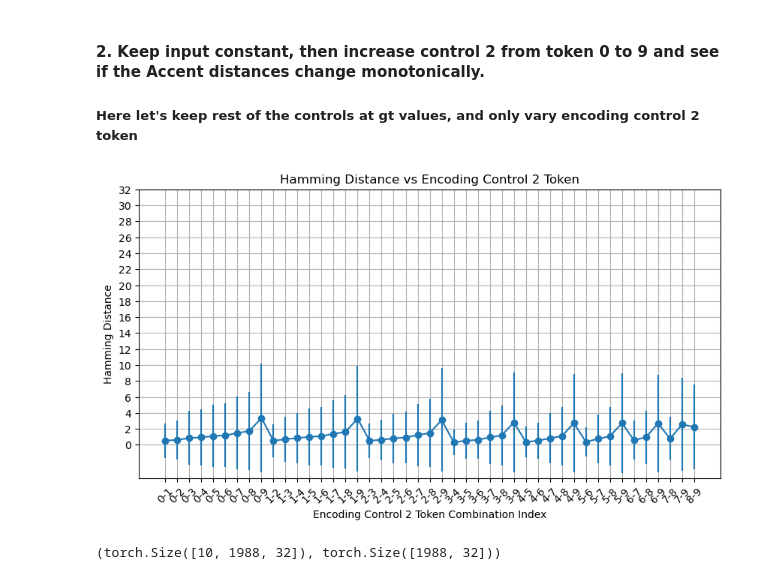
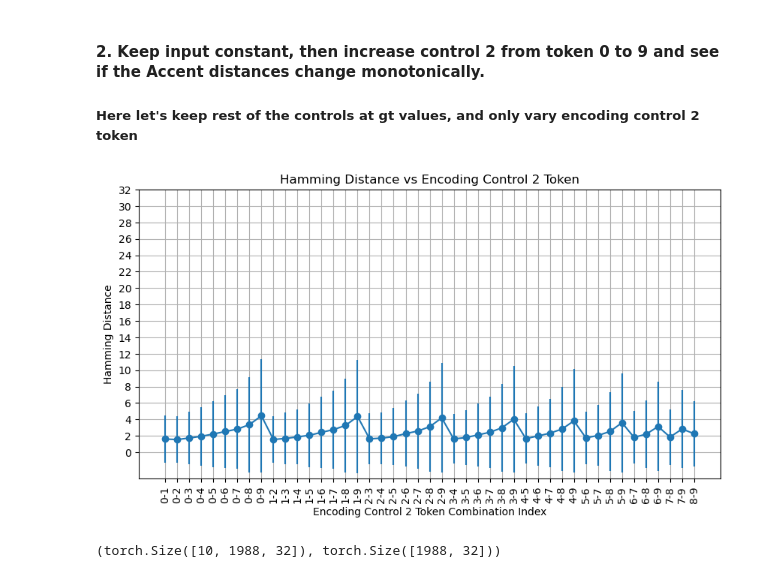
Before and after one commit to behzadhaki/TripleStreams, a Jupyter notebook: TripleStreamsEvals/GrooveToGrooveInspection.ipynb, the cells around one changed output. Drawn from its saved outputs; the diff is of its cells as text; code cells hidden in the pictures.

```diff
--- a/TripleStreamsEvals/GrooveToGrooveInspection.ipynb
+++ b/TripleStreamsEvals/GrooveToGrooveInspection.ipynb
@@ -149,31 +149,31 @@ input_groove_accents = torch.where(dataset.input_grooves[:, :, 1] > 0.75, 1, 0).
 # %%
 # while control 1 is constant, control 2 is varied. Hence, the flat hits in generations should be the same regardless of control 2 token.
 flat_generated_distance = {}
 
 # get all 2 non-repeating combinations of control 2 tokens
 from itertools import combinations
 combinations_control2 = list(combinations(range(10), 2))
 for i, (control2_token1, control2_token2) in enumerate(combinations_control2):
-    hd_ = hamming_distance(flat_generated_accents[control2_token1, :, :], flat_generated_accents[control2_token2, :, :]).numpy()
+    hd_ = hamming_distance(flat_generated_groove_hits[control2_token1, :, :], flat_generated_groove_hits[control2_token2, :, :]).numpy()
     flat_generated_distance[(control2_token1, control2_token2)] = {'mean': np.mean(hd_), 'std': np.std(hd_)}
 
 # plot mean and std of hamming distances
 plt.figure(figsize=(10, 5))
 plt.errorbar(
     range(len(flat_generated_distance)),
     [flat_generated_distance[key]['mean'] for key in flat_generated_distance.keys()],
     yerr=[flat_generated_distance[key]['std'] for key in flat_generated_distance.keys()],
     fmt='-o'
 )
 plt.title('Hamming Distance vs Encoding Control 2 Token')
 plt.xlabel('Encoding Control 2 Token Combination Index')
 plt.ylabel('Hamming Distance')
-plt.xticks(range(len(flat_generated_distance)), [f"{key[0]}-{key[1]}" for key in flat_generated_distance.keys()], rotation=45)
+plt.xticks(range(len(flat_generated_distance)), [f"{key[0]}-{key[1]}" for key in flat_generated_distance.keys()], rotation=90)
 plt.yticks(np.arange(0, 34, 2))
 plt.grid()
 plt.show()
 # %% [output]
-[figure, old version]
+[figure, new version]
 # %%
 flat_generated_accents.shape, input_groove_accents.shape
 # %% [output]
```
Also changed, not shown: parts of 1 cell of this notebook, 1 other file.
